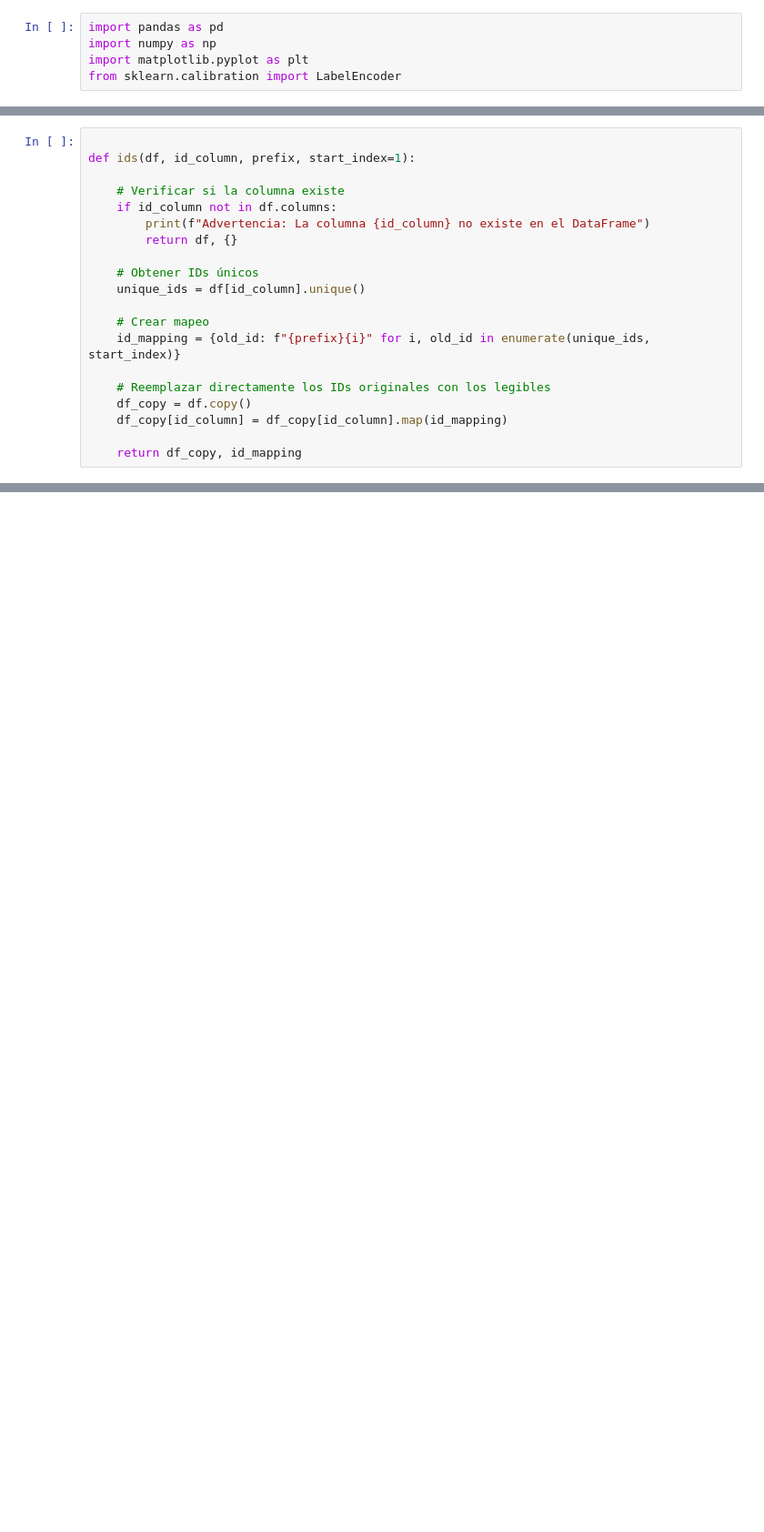
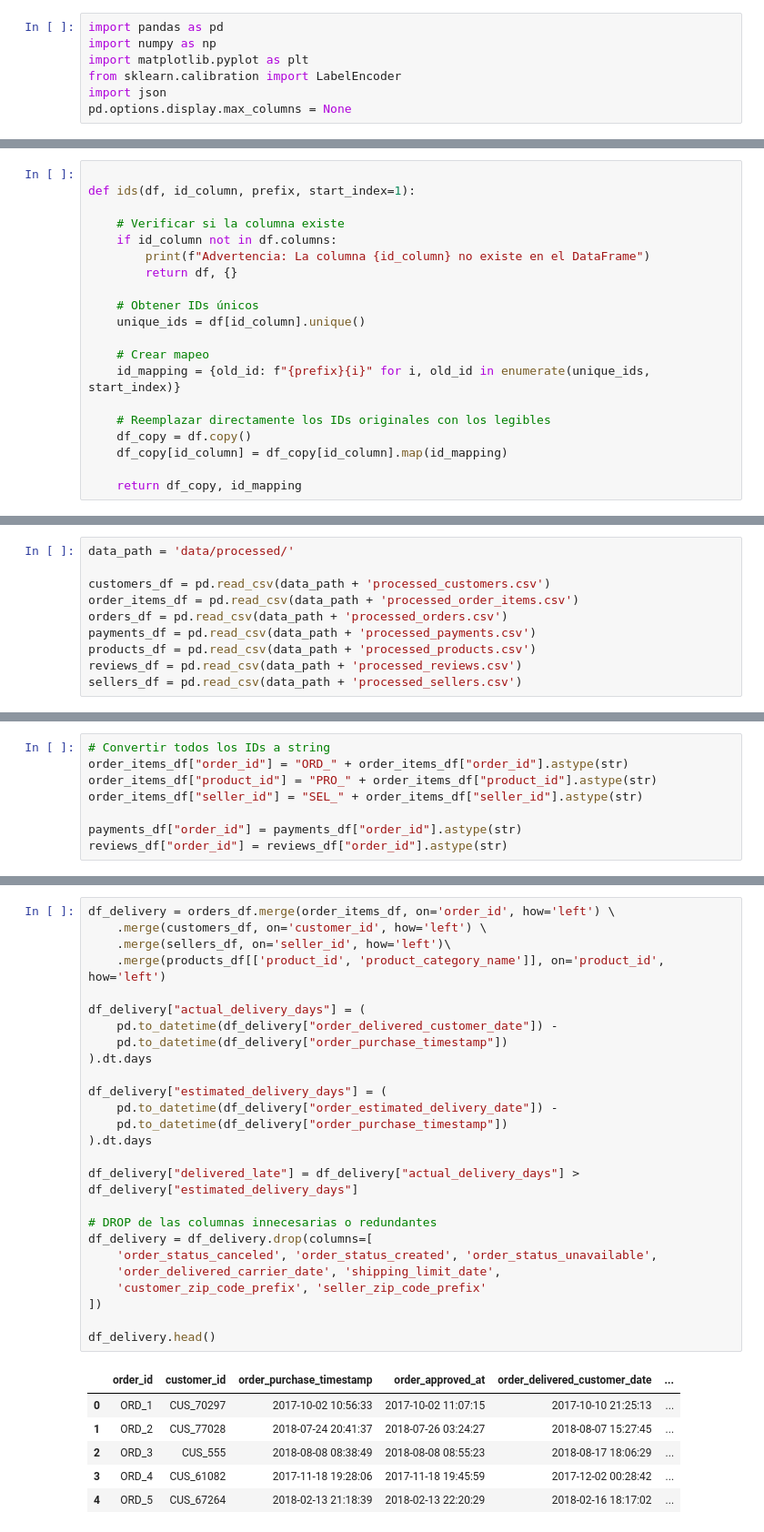
Before and after one commit to paulabaal12/PROY3-DM, a Jupyter notebook: main.ipynb, the cells around one changed output, grey strips where cells are left out. Shown: that part at 91% size. Saved outputs shown, nothing was run; the diff lists cells and outputs as text; blank space fills up the shorter version.

```diff
--- a/main.ipynb
+++ b/main.ipynb
@@ -33,6 +33,8 @@ import pandas as pd
 import numpy as np
 import matplotlib.pyplot as plt
 from sklearn.calibration import LabelEncoder
+import json
+pd.options.display.max_columns = None
 # %% [markdown]
 ### Importar datos
 # %% [markdown]
@@ -756,0 +756,10 @@ Preprocesamiento completado. Los archivos procesados con IDs legibles han sido g
+# %%
+data_path = 'data/processed/'
+
+customers_df = pd.read_csv(data_path + 'processed_customers.csv')
+order_items_df = pd.read_csv(data_path + 'processed_order_items.csv')
+orders_df = pd.read_csv(data_path + 'processed_orders.csv')
+payments_df = pd.read_csv(data_path + 'processed_payments.csv')
+products_df = pd.read_csv(data_path + 'processed_products.csv')
+reviews_df = pd.read_csv(data_path + 'processed_reviews.csv')
+sellers_df = pd.read_csv(data_path + 'processed_sellers.csv')
@@ -756,0 +800,8 @@ Preprocesamiento completado. Los archivos procesados con IDs legibles han sido g
+# %%
+# Convertir todos los IDs a string
+order_items_df["order_id"] = "ORD_" + order_items_df["order_id"].astype(str)
+order_items_df["product_id"] = "PRO_" + order_items_df["product_id"].astype(str)
+order_items_df["seller_id"] = "SEL_" + order_items_df["seller_id"].astype(str)
+
+payments_df["order_id"] = payments_df["order_id"].astype(str)
+reviews_df["order_id"] = reviews_df["order_id"].astype(str)
@@ -756,0 +810,33 @@ Preprocesamiento completado. Los archivos procesados con IDs legibles han sido g
+# %%
+df_delivery = orders_df.merge(order_items_df, on='order_id', how='left') \
+    .merge(customers_df, on='customer_id', how='left') \
+    .merge(sellers_df, on='seller_id', how='left')\
+    .merge(products_df[['product_id', 'product_category_name']], on='product_id', how='left')
+
+df_delivery["actual_delivery_days"] = (
+    pd.to_datetime(df_delivery["order_delivered_customer_date"]) -
+    pd.to_datetime(df_delivery["order_purchase_timestamp"])
+).dt.days
+
+df_delivery["estimated_delivery_days"] = (
+    pd.to_datetime(df_delivery["order_estimated_delivery_date"]) -
+    pd.to_datetime(df_delivery["order_purchase_timestamp"])
+).dt.days
+
+df_delivery["delivered_late"] = df_delivery["actual_delivery_days"] > df_delivery["estimated_delivery_days"]
+
+# DROP de las columnas innecesarias o redundantes
+df_delivery = df_delivery.drop(columns=[
+    'order_status_canceled', 'order_status_created', 'order_status_unavailable',
+    'order_delivered_carrier_date', 'shipping_limit_date',
+    'customer_zip_code_prefix', 'seller_zip_code_prefix'
+])
+
+df_delivery.head()
+# %% [output]
+|  | order_id | customer_id | order_purchase_timestamp | order_approved_at | order_delivered_customer_date | ... |
+| 0 | ORD_1 | CUS_70297 | 2017-10-02 10:56:33 | 2017-10-02 11:07:15 | 2017-10-10 21:25:13 | ... |
+| 1 | ORD_2 | CUS_77028 | 2018-07-24 20:41:37 | 2018-07-26 03:24:27 | 2018-08-07 15:27:45 | ... |
+| 2 | ORD_3 | CUS_555 | 2018-08-08 08:38:49 | 2018-08-08 08:55:23 | 2018-08-17 18:06:29 | ... |
+| 3 | ORD_4 | CUS_61082 | 2017-11-18 19:28:06 | 2017-11-18 19:45:59 | 2017-12-02 00:28:42 | ... |
+| 4 | ORD_5 | CUS_67264 | 2018-02-13 21:18:39 | 2018-02-13 22:20:29 | 2018-02-16 18:17:02 | ... |
```
Also changed, not shown: parts of 35 cells of this notebook, 5 other files.
